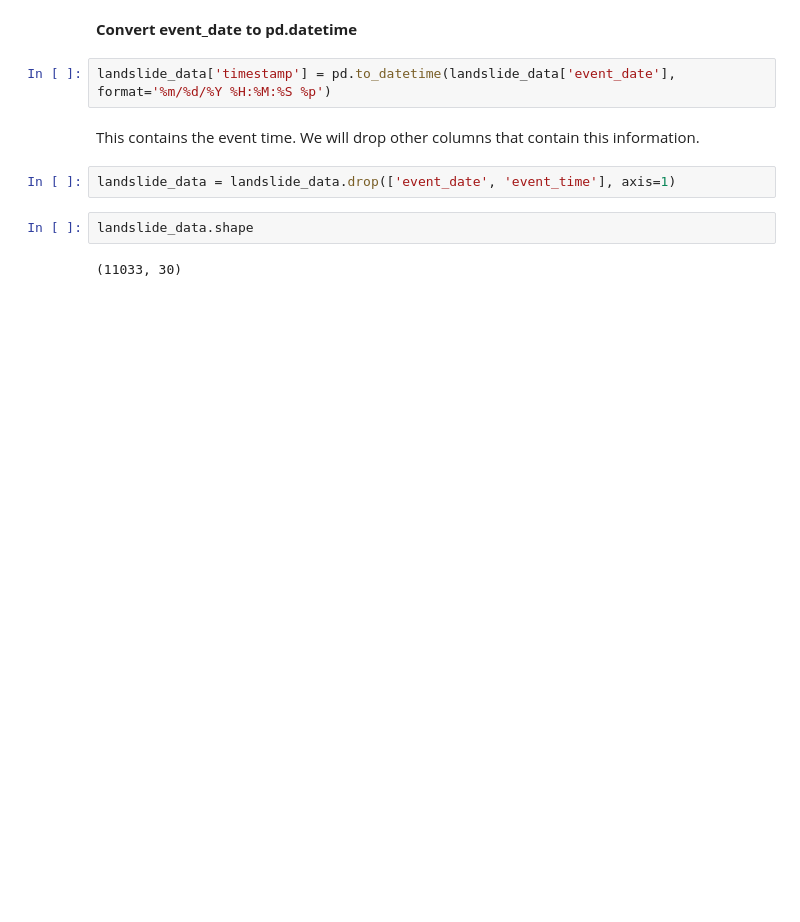
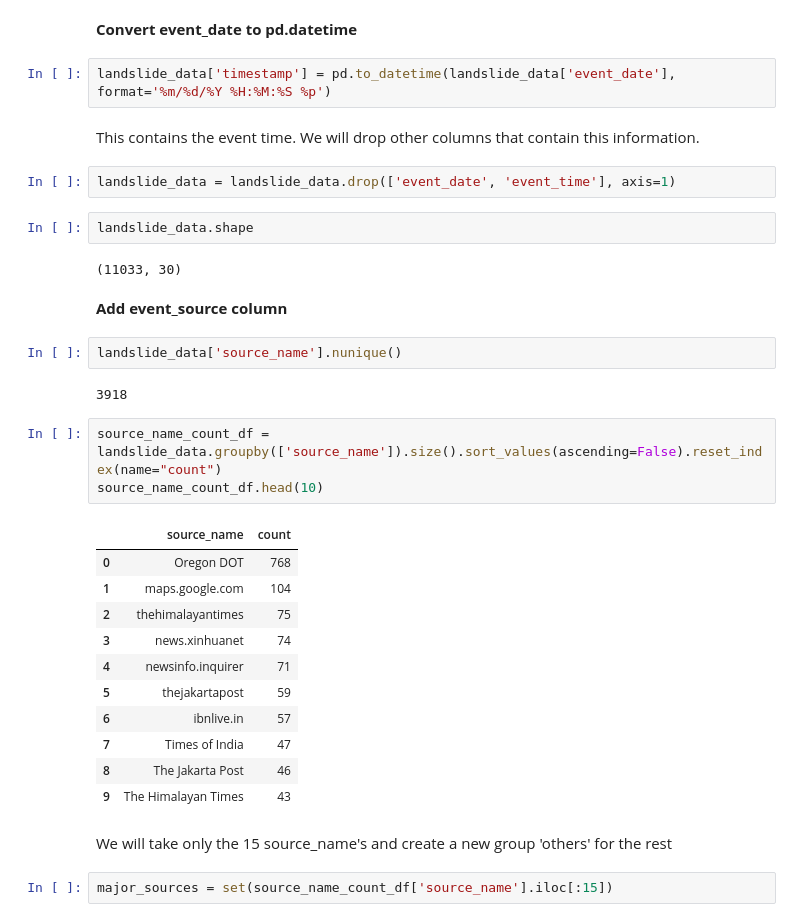
Before and after one commit to yuki172/global-landslide, a Jupyter notebook: main.ipynb, the cells around one changed output. Cells and saved outputs as stored; diff of their text form; blank space fills up the shorter version.

```diff
--- a/main.ipynb
+++ b/main.ipynb
@@ -44,3 +52,28 @@ landslide_data = landslide_data.drop(['event_date', 'event_time'], axis=1)
 landslide_data.shape
 # %% [output]
 (11033, 30)
+# %% [markdown]
+<div style="font-size: 15px"><b>Add event_source column</b></div>
+# %%
+landslide_data['source_name'].nunique()
+# %% [output]
+3918
+# %%
+source_name_count_df = landslide_data.groupby(['source_name']).size().sort_values(ascending=False).reset_index(name="count")
+source_name_count_df.head(10)
+# %% [output]
+|  | source_name | count |
+| 0 | Oregon DOT | 768 |
+| 1 | maps.google.com | 104 |
+| 2 | thehimalayantimes | 75 |
+| 3 | news.xinhuanet | 74 |
+| 4 | newsinfo.inquirer | 71 |
+| 5 | thejakartapost | 59 |
+| 6 | ibnlive.in | 57 |
+| 7 | Times of India | 47 |
+| 8 | The Jakarta Post | 46 |
+| 9 | The Himalayan Times | 43 |
+# %% [markdown]
+We will take only the 15 source_name's and create a new group 'others' for the rest
+# %%
+major_sources = set(source_name_count_df['source_name'].iloc[:15])
```
Also changed, not shown: parts of 44 cells of this notebook, 1 other file.
